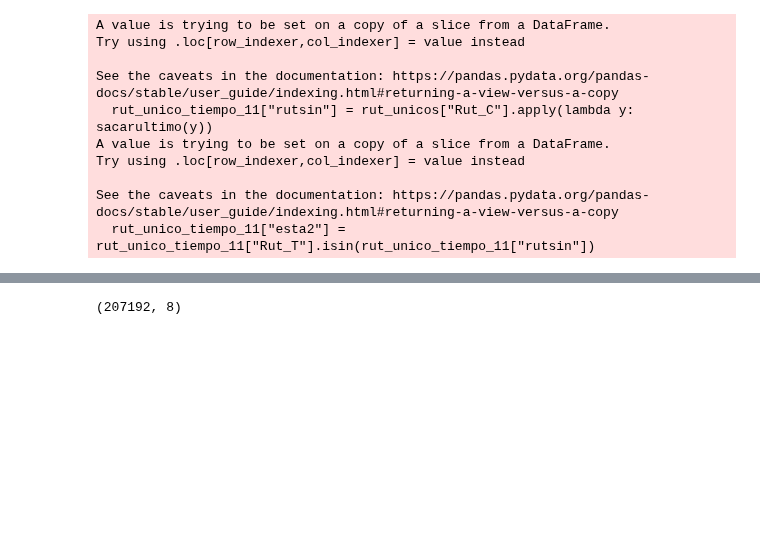
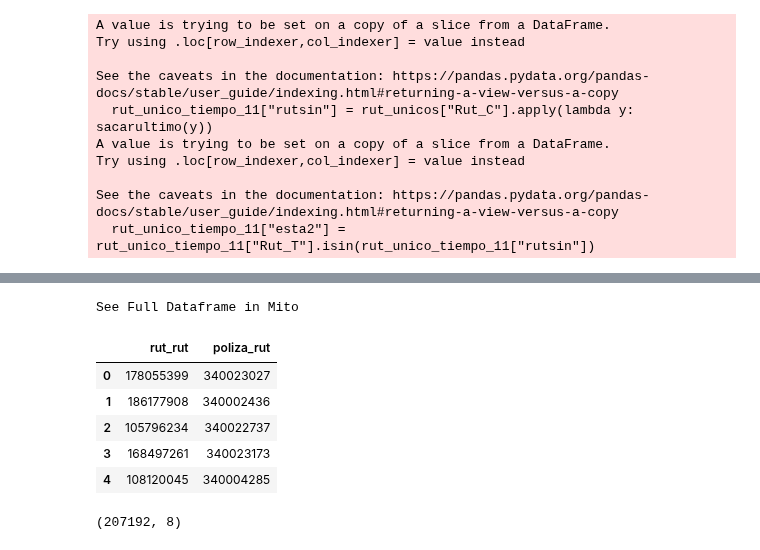
Before and after one commit to juanca-martinez/basefinal, a Jupyter notebook: modeloNuevo/MetLife_Analisis.ipynb, the cells around one changed output, grey strips where cells are left out. Drawn from its saved outputs; the diff is of its cells as text; code cells hidden in the pictures; blank space fills up the shorter version.

```diff
--- a/modeloNuevo/MetLife_Analisis.ipynb
+++ b/modeloNuevo/MetLife_Analisis.ipynb
@@ -994,6 +1004,16 @@ rut_unico_tiempo_2 = rut_unico_tiempo_[
         "rut_rut","poliza_rut"
     ]
 ]
+# %%
+rut_unico_tiempo_2.head()
+# %% [output]
+See Full Dataframe in Mito
+|  | rut_rut | poliza_rut |
+| 0 | 178055399 | 340023027 |
+| 1 | 186177908 | 340002436 |
+| 2 | 105796234 | 340022737 |
+| 3 | 168497261 | 340023173 |
+| 4 | 108120045 | 340004285 |
 # %%
 resultado = pd.merge(
     left=resultado,
```
Also changed, not shown: parts of 2 cells of this notebook, 1 other file.
